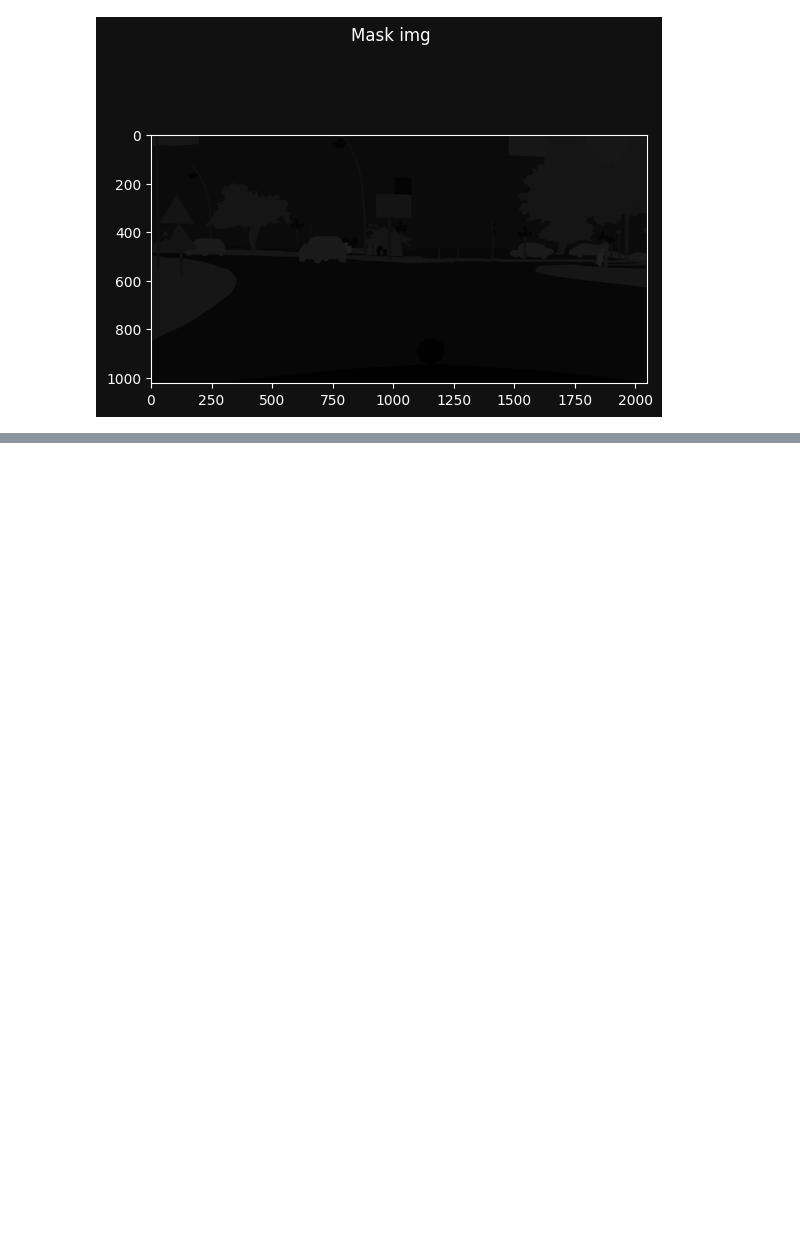
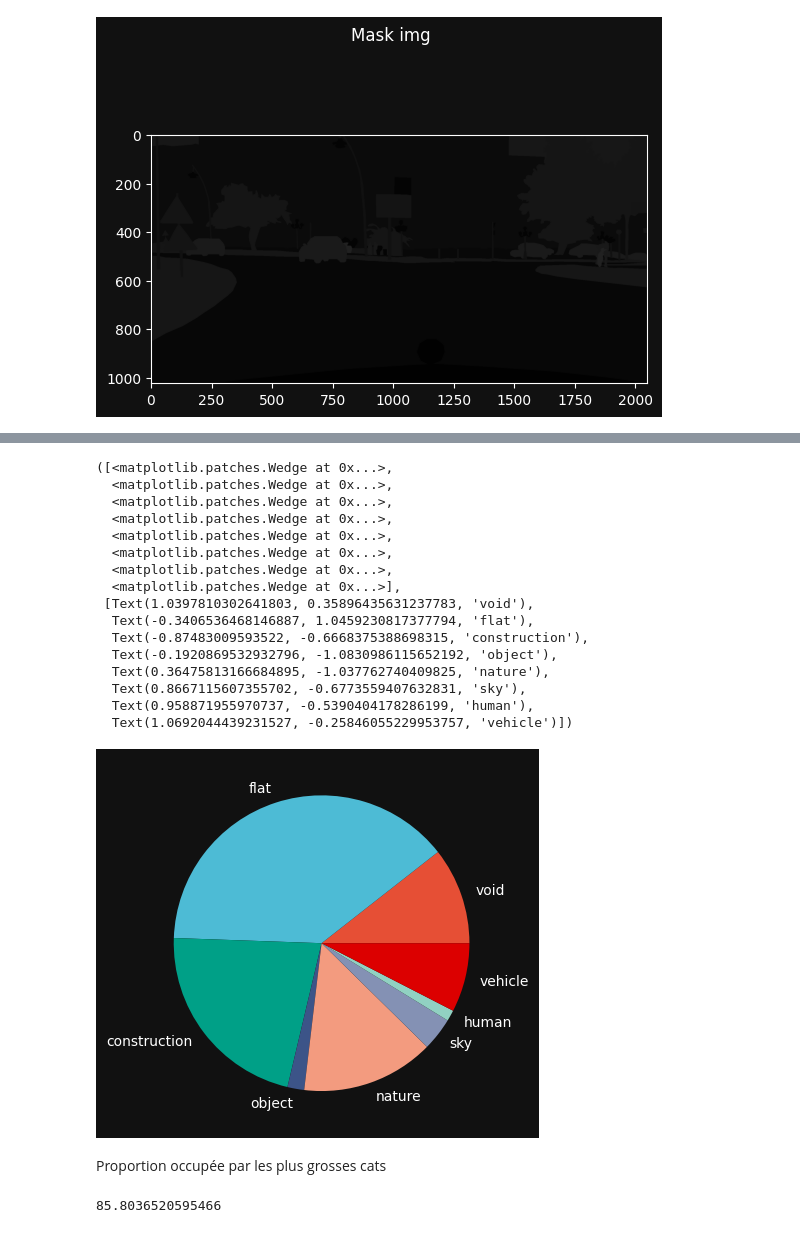
Before and after one commit to lefpradier/urban-segmentation-app, a Jupyter notebook: tests_init.ipynb, the cells around one changed output, grey strips where cells are left out. Saved outputs shown, nothing was run; the diff lists cells and outputs as text; code cells hidden in the pictures; blank space fills up the shorter version.

```diff
--- a/tests_init.ipynb
+++ b/tests_init.ipynb
@@ -182,0 +279,18 @@ ax.imshow(img)
+# %%
+count = {
+    "void": [],
+    "flat": [],
+    "construction": [],
+    "object": [],
+    "nature": [],
+    "sky": [],
+    "human": [],
+    "vehicle": [],
+}
+# %%
+for m in mask_list:
+    img = cv2.imread(m, cv2.IMREAD_COLOR)
+    for c in cats:
+        n_px = np.count_nonzero(np.isin(img, cats[c]))
+        count[c].append(n_px)
+count
@@ -182,0 +315,6 @@ ax.imshow(img)
+# %%
+import pandas as pd
+
+data = pd.DataFrame(count)
+# data.sum(axis=1)  # taille d'une img
+100 * (data / 6291456)  # prop img occupée par chacune de nos cat
@@ -182,0 +335,40 @@ ax.imshow(img)
+# %%
+col = [
+    "#E64F35",
+    "#4DBBD5",
+    "#00A087",
+    "#3C5488",
+    "#F39B7F",
+    "#8491B4",
+    "#91D1C2",
+    "#DC0000",
+    "#7E6148",
+    "#B09C85",
+]
+fig, ax = plt.subplots()
+ax.pie(data.sum(), colors=col, labels=data.columns.tolist())
+# %% [output]
+([<matplotlib.patches.Wedge at 0x...>,
+  <matplotlib.patches.Wedge at 0x...>,
+  <matplotlib.patches.Wedge at 0x...>,
+  <matplotlib.patches.Wedge at 0x...>,
+  <matplotlib.patches.Wedge at 0x...>,
+  <matplotlib.patches.Wedge at 0x...>,
+  <matplotlib.patches.Wedge at 0x...>,
+  <matplotlib.patches.Wedge at 0x...>],
+ [Text(1.0397810302641803, 0.35896435631237783, 'void'),
+  Text(-0.3406536468146887, 1.0459230817377794, 'flat'),
+  Text(-0.87483009593522, -0.6668375388698315, 'construction'),
+  Text(-0.1920869532932796, -1.0830986115652192, 'object'),
+  Text(0.36475813166684895, -1.037762740409825, 'nature'),
+  Text(0.8667115607355702, -0.6773559407632831, 'sky'),
+  Text(0.958871955970737, -0.5390404178286199, 'human'),
+  Text(1.0692044439231527, -0.25846055229953757, 'vehicle')])
+[figure, added]
+# %% [markdown]
+Proportion occupée par les plus grosses cats
+# %%
+100 * (data.sum()[["void", "flat", "construction", "nature"]
+                  ].sum() / data.sum().sum())
+# %% [output]
+85.8036520595466
```
Also changed, not shown: parts of 14 cells of this notebook, 9 other files.
